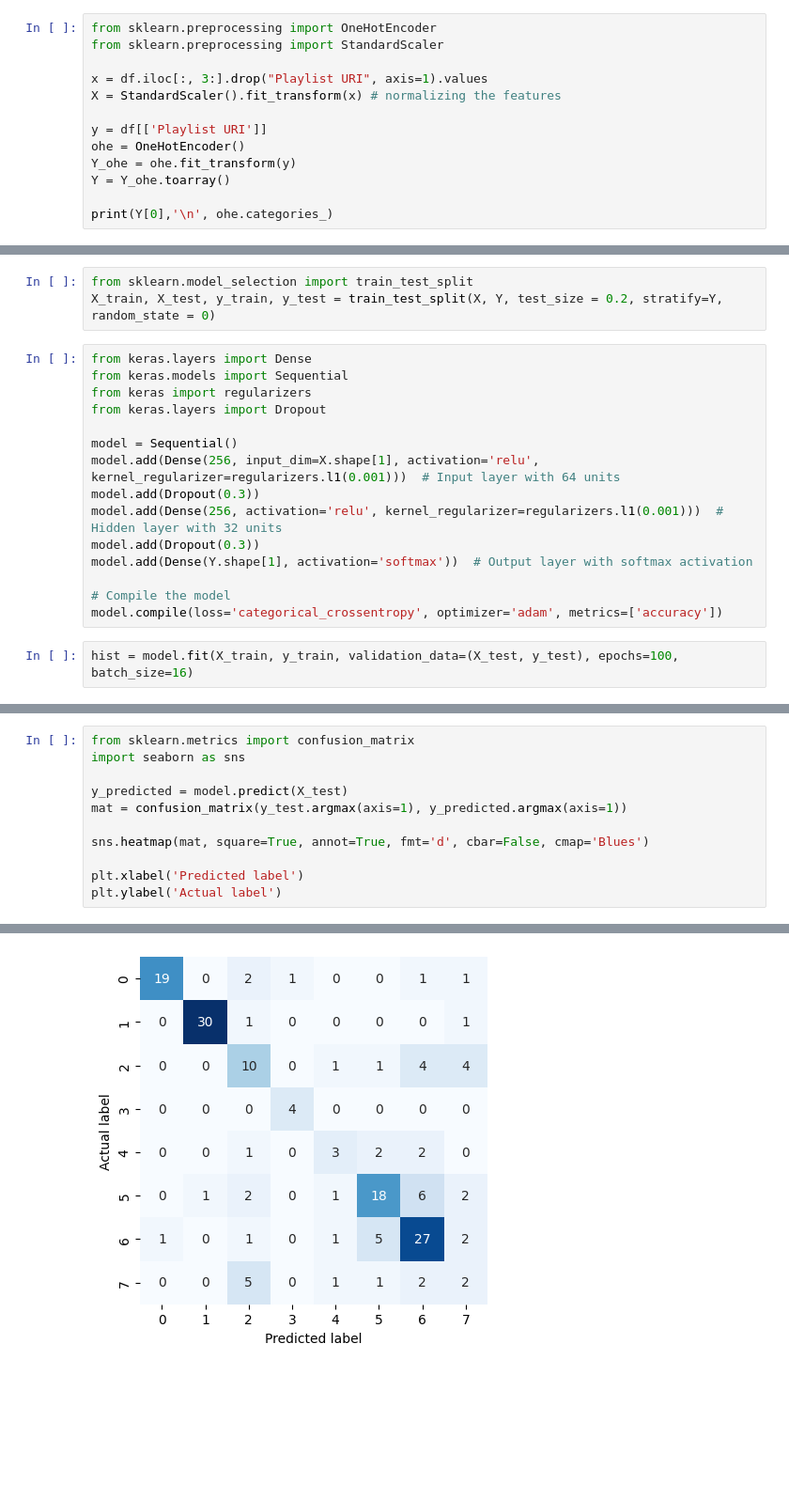
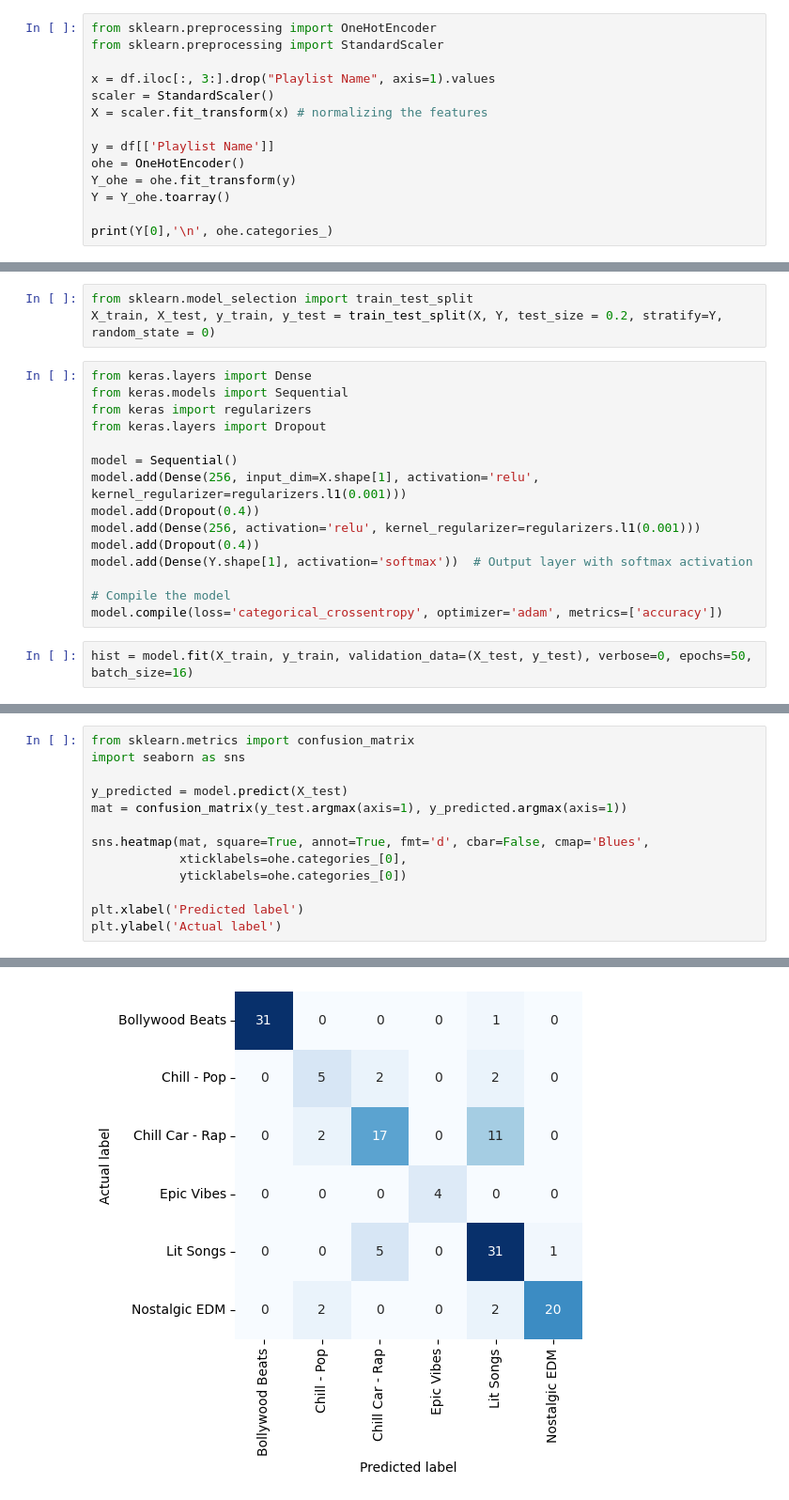
Before and after one commit to piluguji/Spotify-Playlist-Sorter, a Jupyter notebook: data_preprocess.ipynb, the cells around one changed output, grey strips where cells are left out. Shown: that part at 94% size. Saved outputs shown, nothing was run; the diff lists cells and outputs as text; blank space fills up the shorter version.

Commit message:
new NN, histogram data comparison, better labels

```diff
--- a/data_preprocess.ipynb
+++ b/data_preprocess.ipynb
@@ -204,10 +210,11 @@ df['Release Date'] = pd. to_numeric(df['Release Date'])
 from sklearn.preprocessing import OneHotEncoder
 from sklearn.preprocessing import StandardScaler
 
-x = df.iloc[:, 3:].drop("Playlist URI", axis=1).values
-X = StandardScaler().fit_transform(x) # normalizing the features
+x = df.iloc[:, 3:].drop("Playlist Name", axis=1).values
+scaler = StandardScaler()
+X = scaler.fit_transform(x) # normalizing the features
 
-y = df[['Playlist URI']]
+y = df[['Playlist Name']]
 ohe = OneHotEncoder()
 Y_ohe = ohe.fit_transform(y)
 Y = Y_ohe.toarray()
@@ -318,13 +325,13 @@ from keras import regularizers
 from keras.layers import Dropout
 
 model = Sequential()
-model.add(Dense(256, input_dim=X.shape[1], activation='relu', kernel_regularizer=regularizers.l1(0.001)))  # Input layer with 64 units
-model.add(Dropout(0.3))
-model.add(Dense(256, activation='relu', kernel_regularizer=regularizers.l1(0.001)))  # Hidden layer with 32 units
-model.add(Dropout(0.3))
+model.add(Dense(256, input_dim=X.shape[1], activation='relu', kernel_regularizer=regularizers.l1(0.001)))
+model.add(Dropout(0.4))
+model.add(Dense(256, activation='relu', kernel_regularizer=regularizers.l1(0.001)))
+model.add(Dropout(0.4))
 model.add(Dense(Y.shape[1], activation='softmax'))  # Output layer with softmax activation
 
 # Compile the model
 model.compile(loss='categorical_crossentropy', optimizer='adam', metrics=['accuracy'])
 # %%
-hist = model.fit(X_train, y_train, validation_data=(X_test, y_test), epochs=100, batch_size=16)
+hist = model.fit(X_train, y_train, validation_data=(X_test, y_test), verbose=0, epochs=50, batch_size=16)
@@ -362,7 +351,9 @@ import seaborn as sns
 y_predicted = model.predict(X_test)
 mat = confusion_matrix(y_test.argmax(axis=1), y_predicted.argmax(axis=1))
 
-sns.heatmap(mat, square=True, annot=True, fmt='d', cbar=False, cmap='Blues')
+sns.heatmap(mat, square=True, annot=True, fmt='d', cbar=False, cmap='Blues',
+            xticklabels=ohe.categories_[0],
+            yticklabels=ohe.categories_[0])
 
 plt.xlabel('Predicted label')
 plt.ylabel('Actual label')
@@ -371,2 +362,2 @@ plt.ylabel('Actual label')
 Text(113.9222222222222, 0.5, 'Actual label')
-[figure, old version]
+[figure, new version]
```
Also changed, not shown: parts of 24 cells of this notebook.
